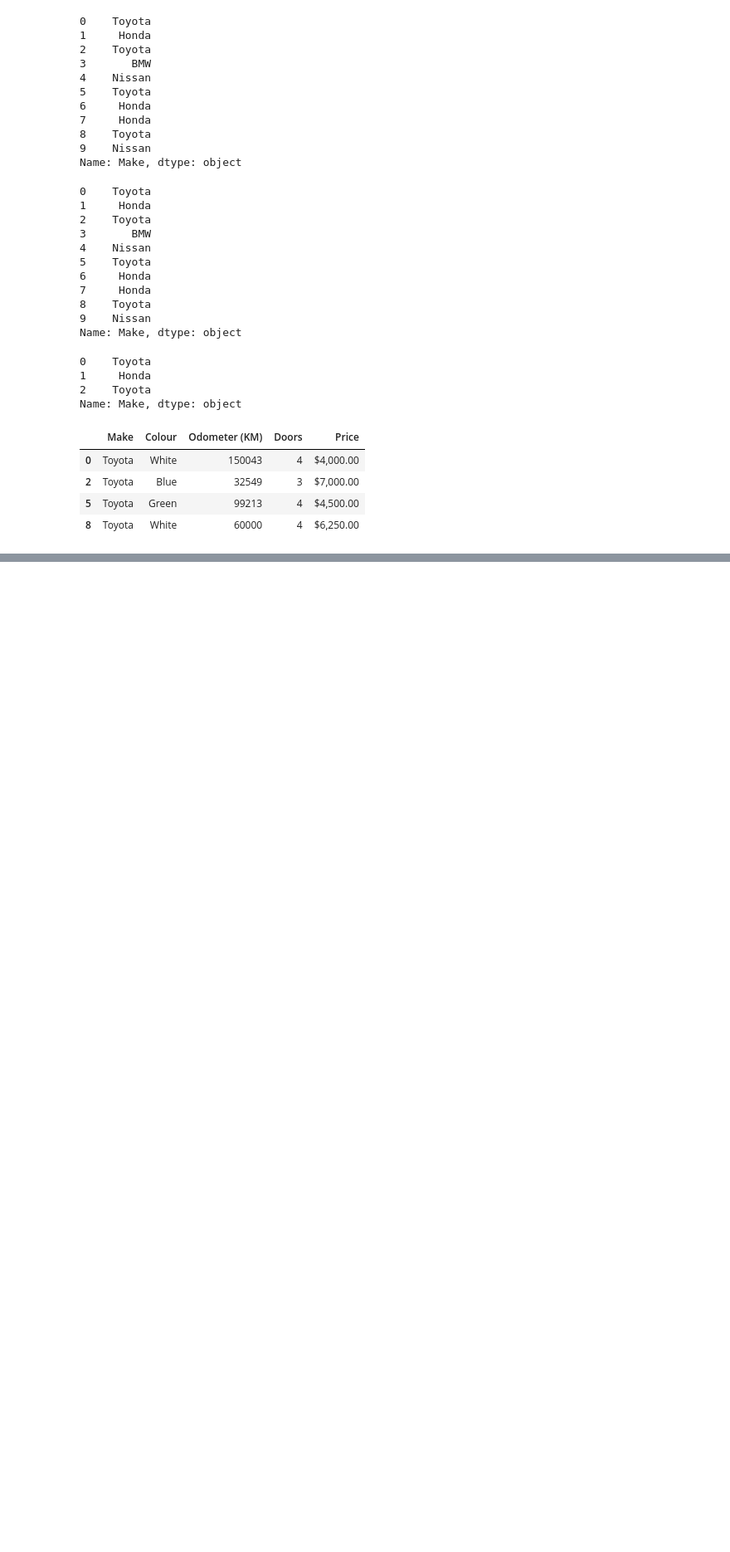
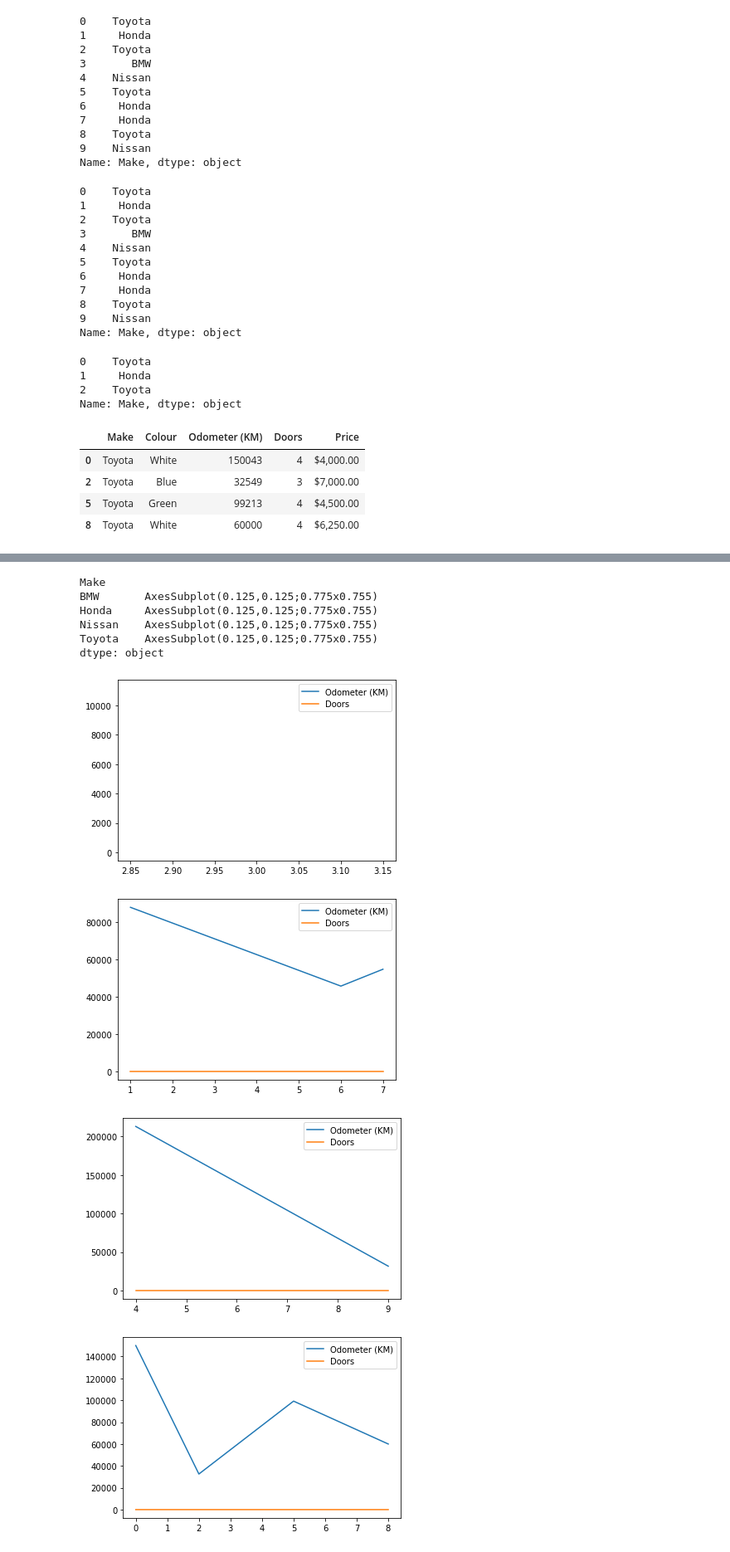
Before and after one commit to ShyamSundhar1411/My-ML-Notebooks, a Jupyter notebook: Pandas/Introduction-to-pandas.ipynb, the cells around one changed output, grey strips where cells are left out. Shown at 83% size. Saved outputs shown, nothing was run; the diff lists cells and outputs as text; code cells hidden in the pictures; blank space fills up the shorter version.

```diff
--- a/Pandas/Introduction-to-pandas.ipynb
+++ b/Pandas/Introduction-to-pandas.ipynb
@@ -281,0 +313,13 @@ car_sales[car_sales['Make']=='Toyota']
+# %%
+car_sales.groupby(['Make']).plot()
+# %% [output]
+Make
+BMW       AxesSubplot(0.125,0.125;0.775x0.755)
+Honda     AxesSubplot(0.125,0.125;0.775x0.755)
+Nissan    AxesSubplot(0.125,0.125;0.775x0.755)
+Toyota    AxesSubplot(0.125,0.125;0.775x0.755)
+dtype: object
+[figure, added]
+[figure, added]
+[figure, added]
+[figure, added]
```
Also changed, not shown: parts of 20 cells of this notebook.
